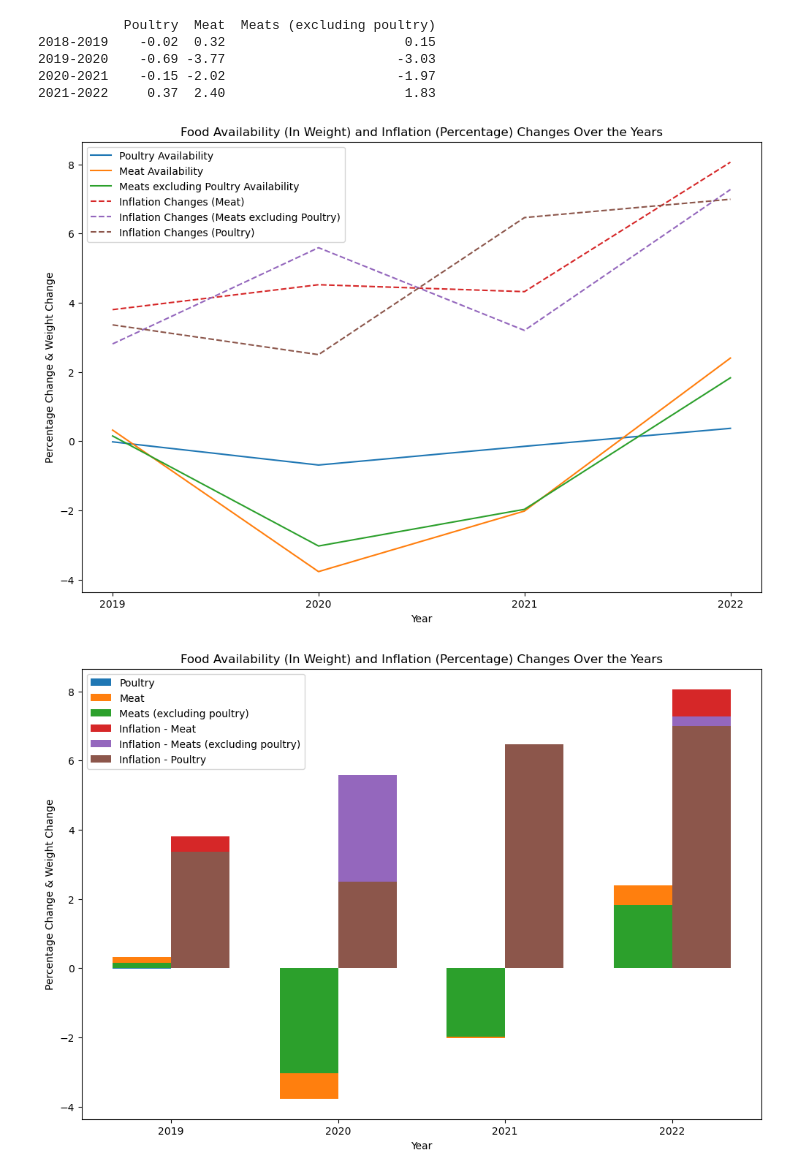
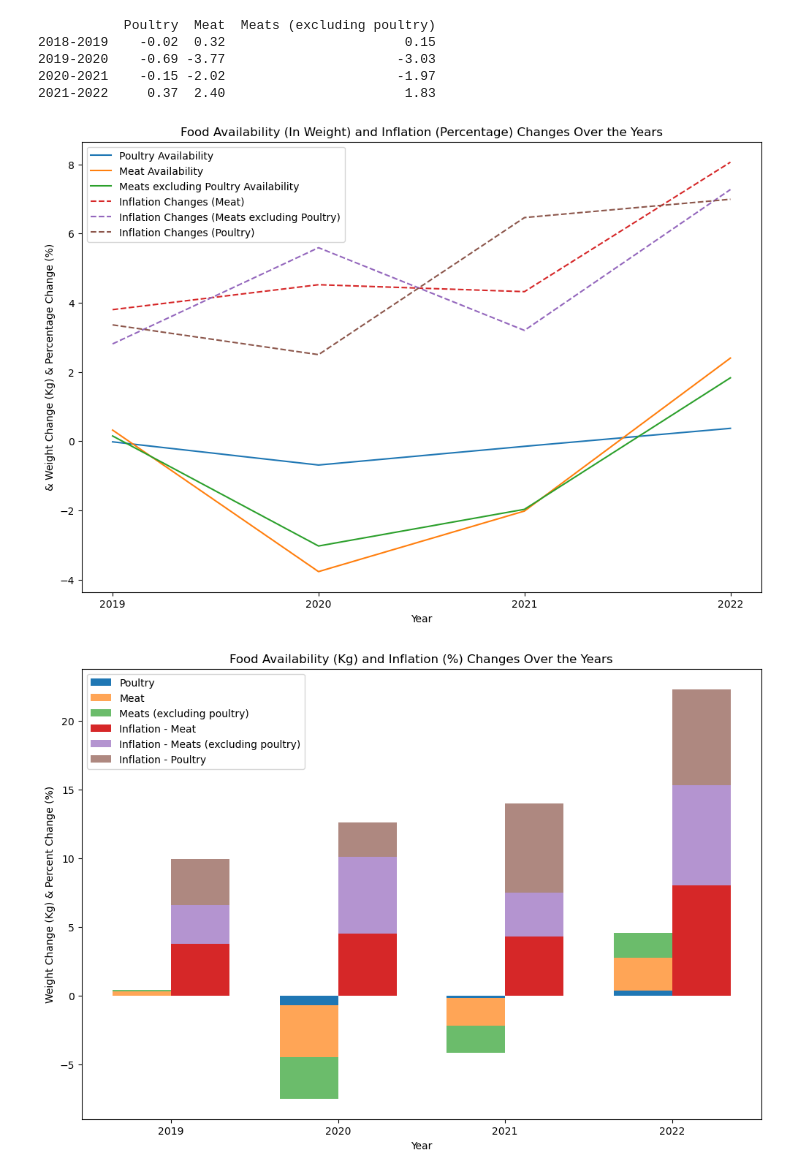
Before and after one commit to UofT-Bootcamp-Data-Analytics/Team_3_Python_Project, a Jupyter notebook: Food Availability vs Inflation. .ipynb, the cells around one changed output. Drawn from its saved outputs; the diff is of its cells as text; code cells hidden in the pictures.

```diff
--- a/Food Availability vs Inflation. .ipynb
+++ b/Food Availability vs Inflation. .ipynb
@@ -339,7 +323,7 @@ print(combined_weights_df)
 2021-2022     0.37  2.40                       1.83
 # %%
 years = ["2019", "2020", "2021", "2022"]
-poultry_changes = [-0.02, -0.69 , -0.15, 0.37]
+poultry_changes = [-0.02, -0.69, -0.15, 0.37]
 meat_changes = [0.32, -3.77, -2.02, 2.40]
 meats_excluding_poultry_changes = [0.15, -3.03, -1.97, 1.83]
 inflation_changes_meat = [3.80, 4.52, 4.32, 8.06]
@@ -347,17 +331,15 @@ inflation_changes_meats_excluding_poultry = [2.81, 5.59, 3.20, 7.27]
 inflation_changes_poultry = [3.36, 2.50, 6.46, 6.99]
 
 plt.figure(figsize=(12, 8))
-
 plt.plot(years, poultry_changes, label="Poultry Availability")
 plt.plot(years, meat_changes, label="Meat Availability")
 plt.plot(years, meats_excluding_poultry_changes, label="Meats excluding Poultry Availability")
-
 plt.plot(years, inflation_changes_meat, linestyle="--", label="Inflation Changes (Meat)")
 plt.plot(years, inflation_changes_meats_excluding_poultry, linestyle="--", label="Inflation Changes (Meats excluding Poultry)")
 plt.plot(years, inflation_changes_poultry, linestyle="--", label="Inflation Changes (Poultry)")
 
 plt.xlabel("Year")
-plt.ylabel("Percentage Change & Weight Change")
+plt.ylabel("& Weight Change (Kg) & Percentage Change (%)")
 plt.title("Food Availability (In Weight) and Inflation (Percentage) Changes Over the Years")
 
 plt.legend(loc="upper left")
@@ -366,41 +348,41 @@ plt.savefig("Food Availability and Inflation Changes Over the Years.png")
 
 plt.show()
 # %% [output]
-[figure, old version]
+[figure, new version]
 # %%
 years = ["2019", "2020", "2021", "2022"]
-poultry_changes = [-0.02, -0.69 , -0.15, 0.37]
+poultry_changes = [-0.02, -0.69, -0.15, 0.37]
 meat_changes = [0.32, -3.77, -2.02, 2.40]
 meats_excluding_poultry_changes = [0.15, -3.03, -1.97, 1.83]
 inflation_changes_meat = [3.80, 4.52, 4.32, 8.06]
 inflation_changes_meats_excluding_poultry = [2.81, 5.59, 3.20, 7.27]
 inflation_changes_poultry = [3.36, 2.50, 6.46, 6.99]
 
 plt.figure(figsize=(12, 8))
 
 bar_width = 0.35
 
 bar_positions = np.arange(len(years))
 
-plt.bar(bar_positions - bar_width/2, poultry_changes, width=bar_width, label='Poultry')
-plt.bar(bar_positions - bar_width/2, meat_changes, width=bar_width, label='Meat')
-plt.bar(bar_positions - bar_width/2, meats_excluding_poultry_changes, width=bar_width, label='Meats (excluding poultry)')
+plt.bar(bar_positions, poultry_changes, width=bar_width, label="Poultry")
+plt.bar(bar_positions, meat_changes, width=bar_width, label="Meat", bottom=poultry_changes, alpha=0.7)
+plt.bar(bar_positions, meats_excluding_poultry_changes, width=bar_width, label="Meats (excluding poultry)", bottom=np.add(poultry_changes, meat_changes), alpha=0.7)
 
-plt.bar(bar_positions + bar_width/2, inflation_changes_meat, width=bar_width, label='Inflation - Meat')
-plt.bar(bar_positions + bar_width/2, inflation_changes_meats_excluding_poultry, width=bar_width, label='Inflation - Meats (excluding poultry)')
-plt.bar(bar_positions + bar_width/2, inflation_changes_poultry, width=bar_width, label='Inflation - Poultry')
+plt.bar(bar_positions + bar_width, inflation_changes_meat, width=bar_width, label='Inflation - Meat')
+plt.bar(bar_positions + bar_width, inflation_changes_meats_excluding_poultry, width=bar_width, label='Inflation - Meats (excluding poultry)', bottom=inflation_changes_meat, alpha=0.7)
+plt.bar(bar_positions + bar_width, inflation_changes_poultry, width=bar_width, label='Inflation - Poultry', bottom=np.add(inflation_changes_meat, inflation_changes_meats_excluding_poultry), alpha=0.7)
 
 plt.xlabel("Year")
-plt.ylabel("Percentage Change & Weight Change")
-plt.title("Food Availability (In Weight) and Inflation (Percentage) Changes Over the Years")
+plt.ylabel("Weight Change (Kg) & Percent Change (%)")
+plt.title("Food Availability (Kg) and Inflation (%) Changes Over the Years")
 
-plt.xticks(bar_positions, years)
+plt.xticks(bar_positions + bar_width / 2, years)
 
 plt.legend()
 
-plt.savefig("Changes in Weight vs Inflation Change per year.png")
+plt.savefig("Changes in Weight (Kg) vs Inflation Change (%) per year.png")
 
 plt.show()
 # %% [output]
-[figure, old version]
+[figure, new version]
 # %%
```
Also changed, not shown: parts of 24 cells of this notebook.
